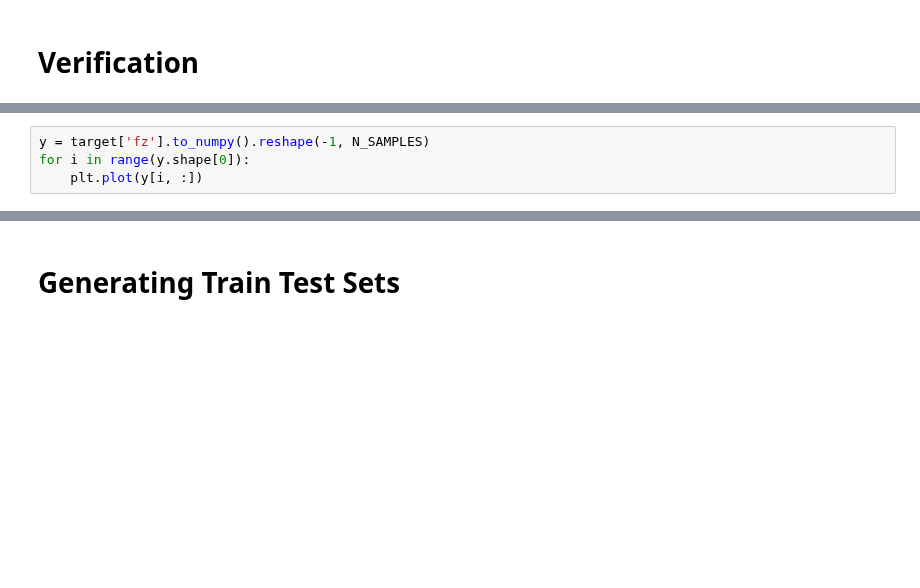
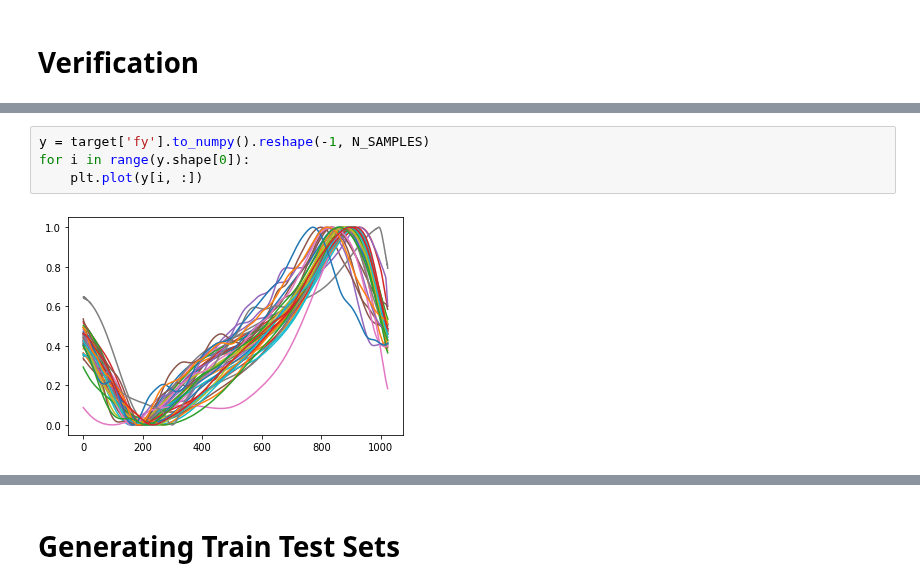
Before and after one commit to atick-faisal/GRF-Synthesis-from-Motion-Trajectories, a Jupyter notebook: src/preprocessing/process_dataset_1_alt.ipynb, the cells around one changed output, grey strips where cells are left out. Saved outputs shown, nothing was run; the diff lists cells and outputs as text; blank space fills up the shorter version.

```diff
--- a/src/preprocessing/process_dataset_1_alt.ipynb
+++ b/src/preprocessing/process_dataset_1_alt.ipynb
@@ -489,4 +649,6 @@ for i in range(x.shape[0]):
 # %%
-y = target['fz'].to_numpy().reshape(-1, N_SAMPLES)
+y = target['fy'].to_numpy().reshape(-1, N_SAMPLES)
 for i in range(y.shape[0]):
     plt.plot(y[i, :])
+# %% [output]
+[figure, added]
```
Also changed, not shown: parts of 16 cells of this notebook, 2 other files.
